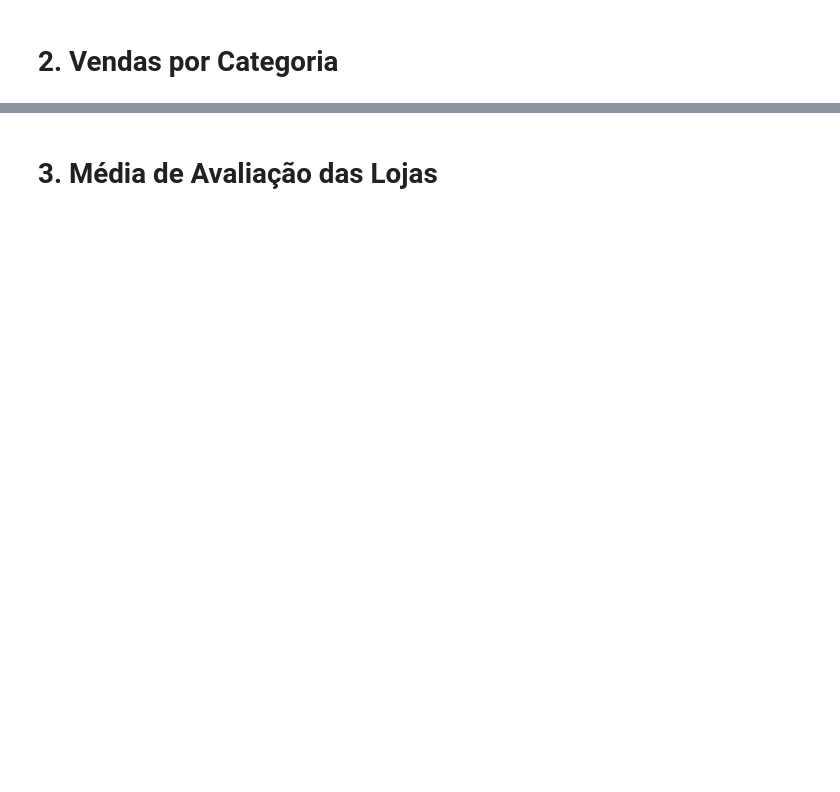
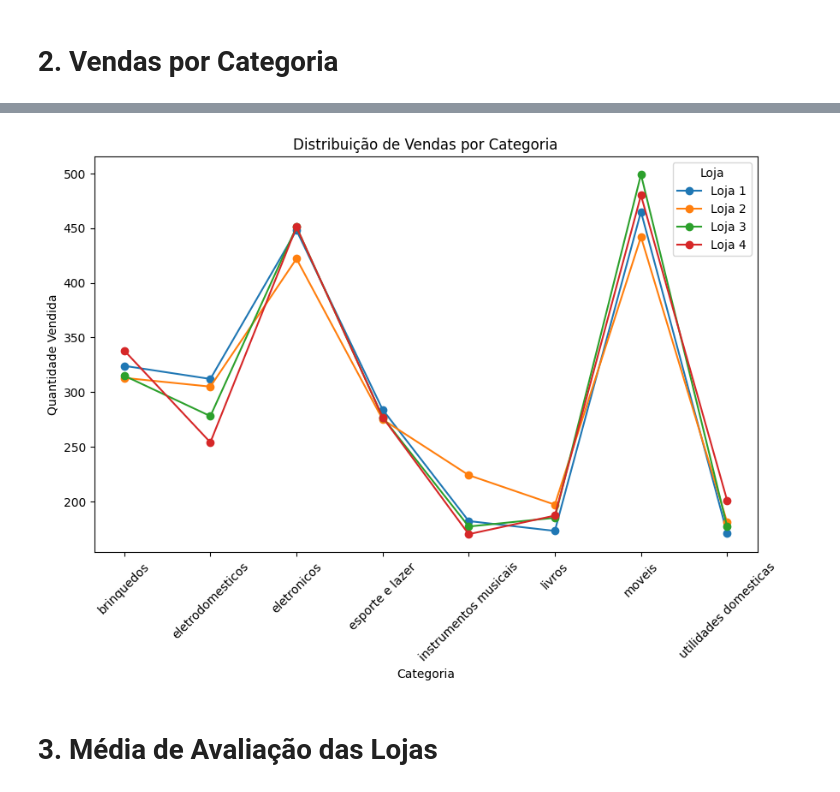
Before and after one commit to NathanCarvalho7/Alura_Store, a Jupyter notebook: AluraStoreBrasil.ipynb, the cells around one changed output, grey strips where cells are left out. Saved outputs shown, nothing was run; the diff lists cells and outputs as text; code cells hidden in the pictures; blank space fills up the shorter version.

```diff
--- a/AluraStoreBrasil.ipynb
+++ b/AluraStoreBrasil.ipynb
@@ -99,2 +216,13 @@ np.float64(5871490.790000001)
+# %%
+vendas_categoria = (dados.groupby(['Loja', 'Categoria do Produto']).size().unstack())
+
+vendas_categoria.T.plot(figsize=(10,6), marker='o')
+plt.title('Distribuição de Vendas por Categoria')
+plt.ylabel('Quantidade Vendida')
+plt.xlabel('Categoria')
+plt.xticks(rotation=45)
+plt.show()
+# %% [output]
+[figure, added]
 # %% [markdown]
 # 3. Média de Avaliação das Lojas
```
Also changed, not shown: parts of 21 cells of this notebook.
